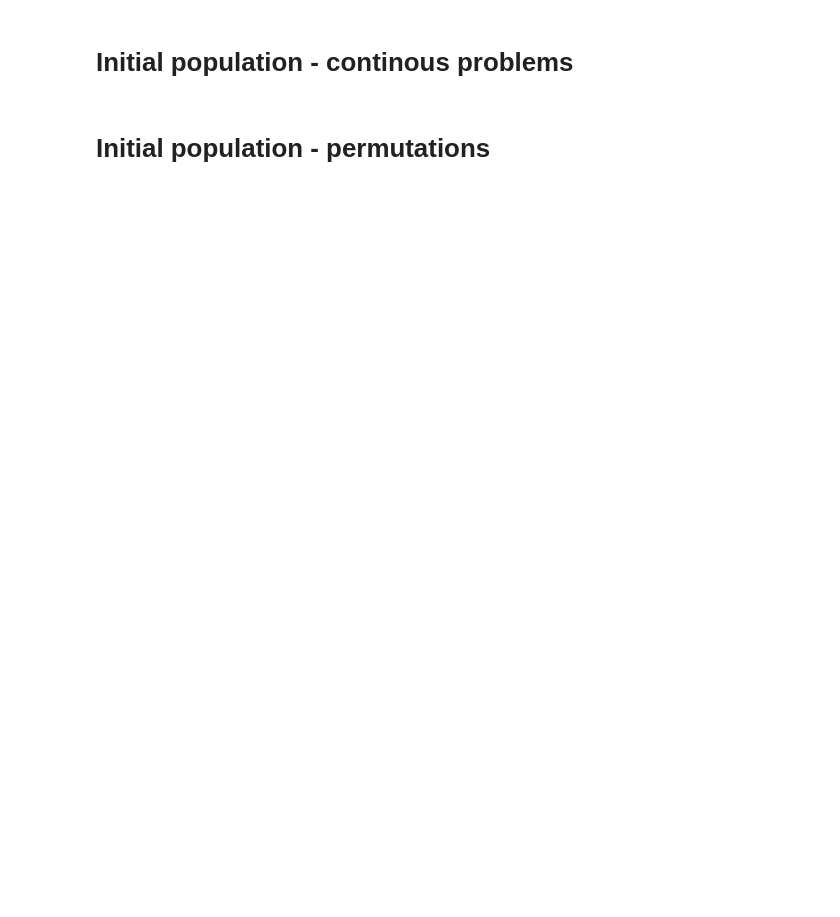
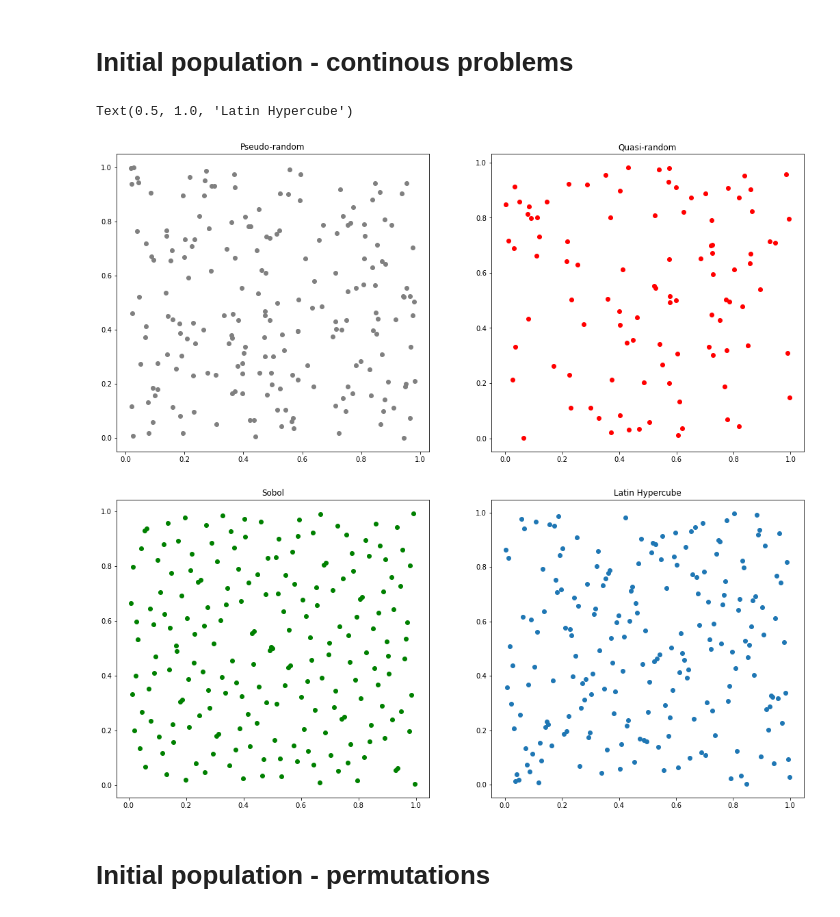
Before and after one commit to SmartMobilityAlgorithms/GettingStarted, a Jupyter notebook: initial_population.ipynb, the cells around one changed output. Saved outputs shown, nothing was run; the diff lists cells and outputs as text; code cells hidden in the pictures; blank space fills up the shorter version.

```diff
--- a/initial_population.ipynb
+++ b/initial_population.ipynb
@@ -23,14 +18,24 @@ P_LHS = lhsmdu.sample(2, num)
+# %%
+# Latin Hypercube sampling
+from pyDOE import *
+from scipy.stats.distributions import norm
+P_LHS=lhs(2, samples=200, criterion='center')
 # %%
-f, (ax1, ax2, ax3,ax4) = plt.subplots(ncols=4, figsize=(18,7))
+f, (ax1, ax2) = plt.subplots(ncols=2, figsize=(18,8))
+f, (ax3,ax4) = plt.subplots(ncols=2, figsize=(18,8))
 ax1.scatter(P_random_pseudo[:,0], P_random_pseudo[:,1], color="gray")
 ax2.scatter(P_random_quasi[:100], P_random_quasi[100:], color="red")
 ax3.scatter(P_sobel[:,0], P_sobel[:,1], color="green")
-ax4.plot(P_LHS[:, 0], P_LHS[:, 1], "o")
+ax4.plot(P_LHS[:,0], P_LHS[:,1], "o")
 
 ax1.set_title("Pseudo-random")
 ax2.set_title("Quasi-random")
 ax3.set_title("Sobol")
 ax4.set_title("Latin Hypercube")
+# %% [output]
+Text(0.5, 1.0, 'Latin Hypercube')
+[figure, added]
+[figure, added]
 # %% [markdown]
 # Initial population - permutations
 # %%
```
Also changed, not shown: parts of 8 cells of this notebook.
